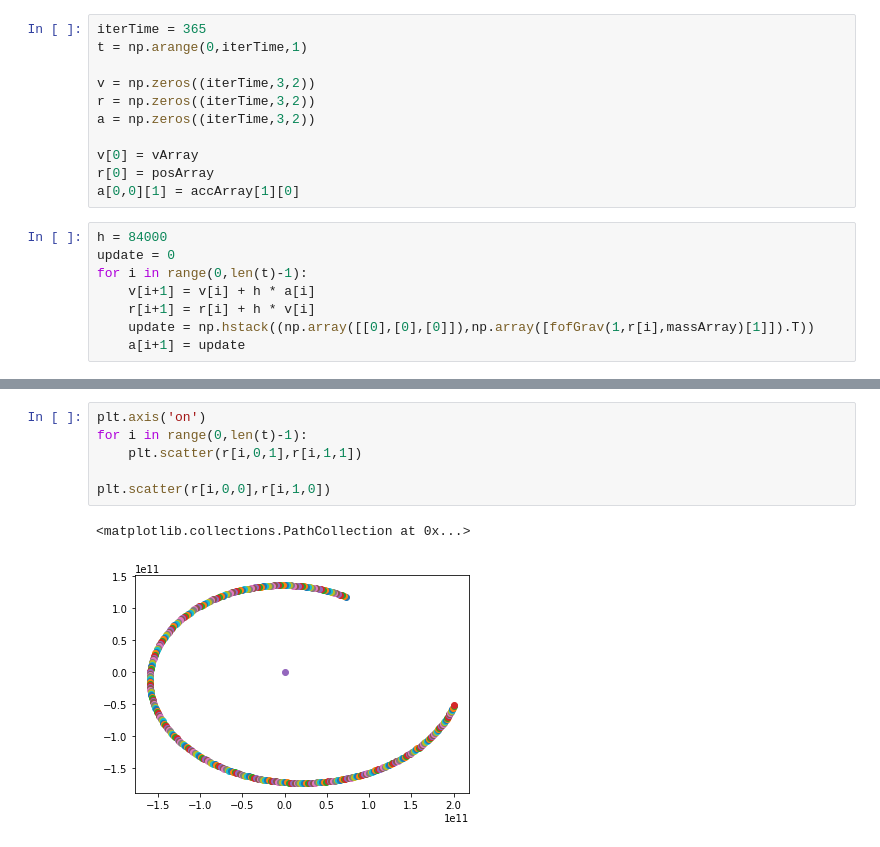
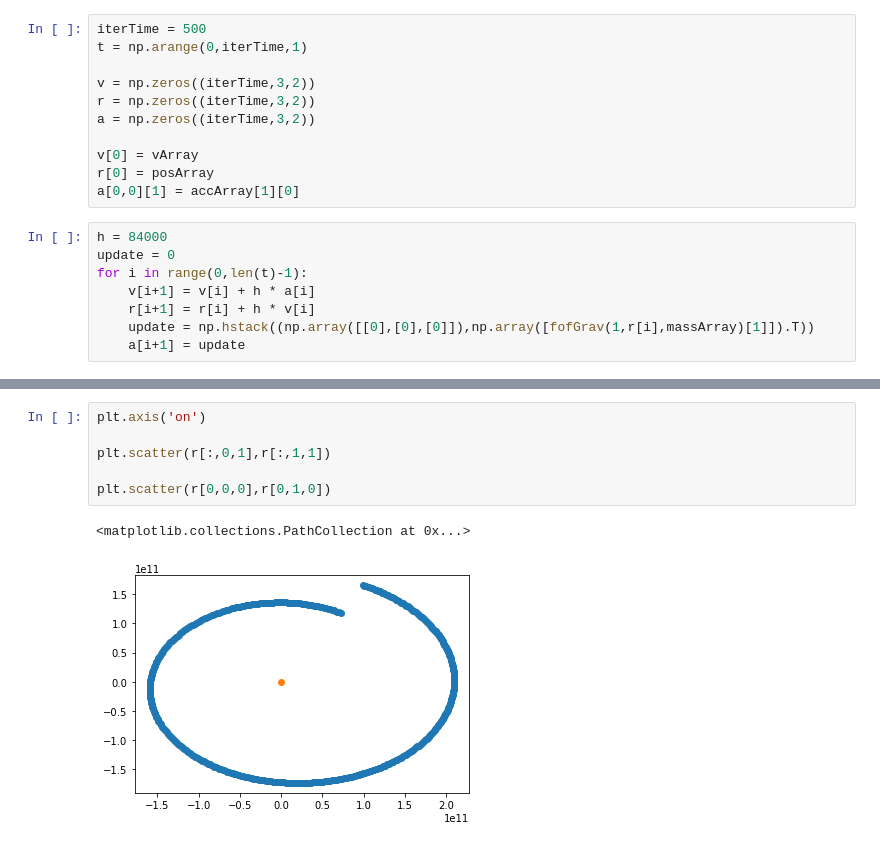
Before and after one commit to eoswald3/CMSE_Science2_Project, a Jupyter notebook: Testing/CMSE_202_Project_Math_Test.ipynb, the cells around one changed output, grey strips where cells are left out. Drawn from its saved outputs; the diff is of its cells as text.

```diff
--- a/Testing/CMSE_202_Project_Math_Test.ipynb
+++ b/Testing/CMSE_202_Project_Math_Test.ipynb
@@ -300,7 +300,7 @@ massArray = np.array([[mS,mE]]).T
  [0.000e+00 1.181e+11]
  [0.000e+00 5.119e+10]]
 # %%
-iterTime = 365
+iterTime = 500
 t = np.arange(0,iterTime,1)
 
 v = np.zeros((iterTime,3,2))
@@ -327,9 +321,9 @@ hi
 # %%
 plt.axis('on')
-for i in range(0,len(t)-1):
-    plt.scatter(r[i,0,1],r[i,1,1])
 
-plt.scatter(r[i,0,0],r[i,1,0])
+plt.scatter(r[:,0,1],r[:,1,1])
+
+plt.scatter(r[0,0,0],r[0,1,0])
 # %% [output]
 <matplotlib.collections.PathCollection at 0x...>
-[figure, old version]
+[figure, new version]
```
Also changed, not shown: parts of 3 cells of this notebook.
